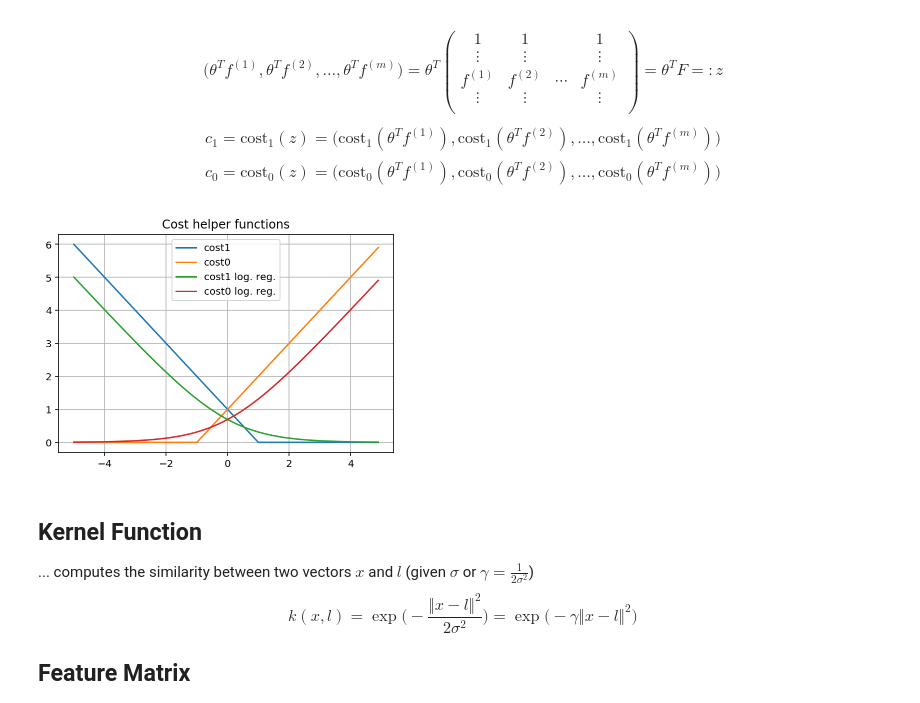
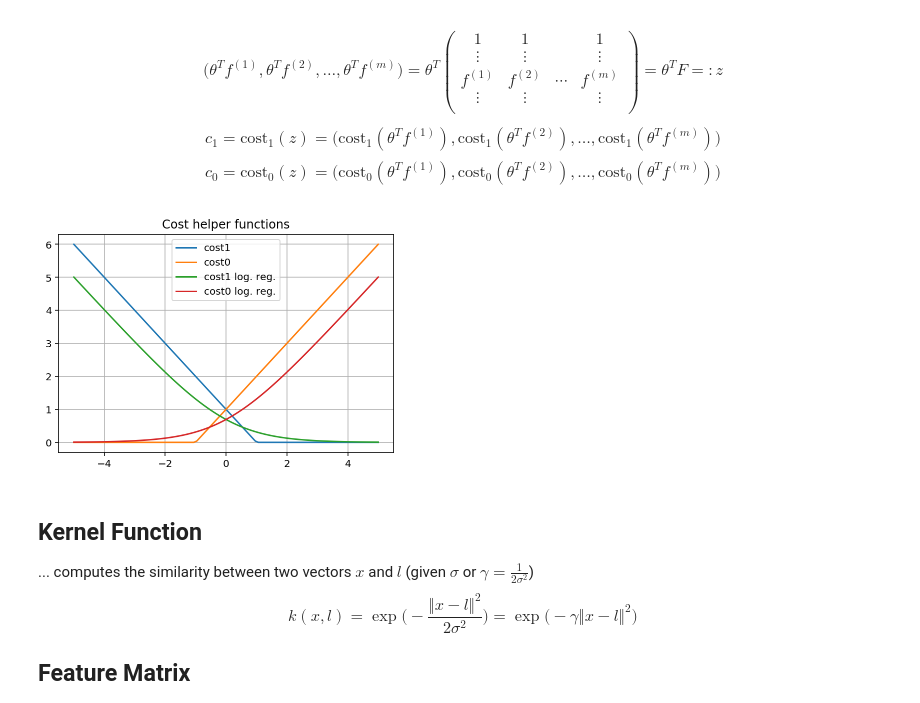
Before and after one commit to NIPE-SYSTEMS/support-vector-machine, a Jupyter notebook: Support Vector Machine.ipynb, the cells around one changed output. Saved outputs shown, nothing was run; the diff lists cells and outputs as text; code cells hidden in the pictures.

```diff
--- a/Support Vector Machine.ipynb
+++ b/Support Vector Machine.ipynb
@@ -186,22 +188,27 @@ def J(theta, F, y, C):
     sum0 = np.dot(c0, (1 - y))
     return C * (sum1 + sum0) + 0.5 * LA.norm(theta[1:])**2
 # %%
+x = np.arange(-5, 5, 0.1)
+
+g = lambda z: 1 / (1 + np.exp(-z))       # sigmoid function g
+
 cost1_log_reg = lambda z: -np.log(g(z))     # cost function for y = 1
 cost0_log_reg = lambda z: -np.log(1 - g(z)) # cost function for y = 0
 
 cost1 = lambda z: np.where(z < 1, -z + 1, 0)
 cost0 = lambda z: np.where(z > -1, z + 1, 0)
 
+x = np.linspace(-5, 5, 100)
 plt.plot(x, cost1(x), label="cost1")
 plt.plot(x, cost0(x), label="cost0")
 plt.plot(x, cost1_log_reg(x), label="cost1 log. reg.")
 plt.plot(x, cost0_log_reg(x), label="cost0 log. reg.")
 plt.legend()
 plt.title("Cost helper functions")
 plt.grid()
 plt.show()
 # %% [output]
-[figure, old version]
+[figure, new version]
 # %% [markdown]
 ## Kernel Function
 
```
Also changed, not shown: parts of 10 cells of this notebook, 3 other files.
